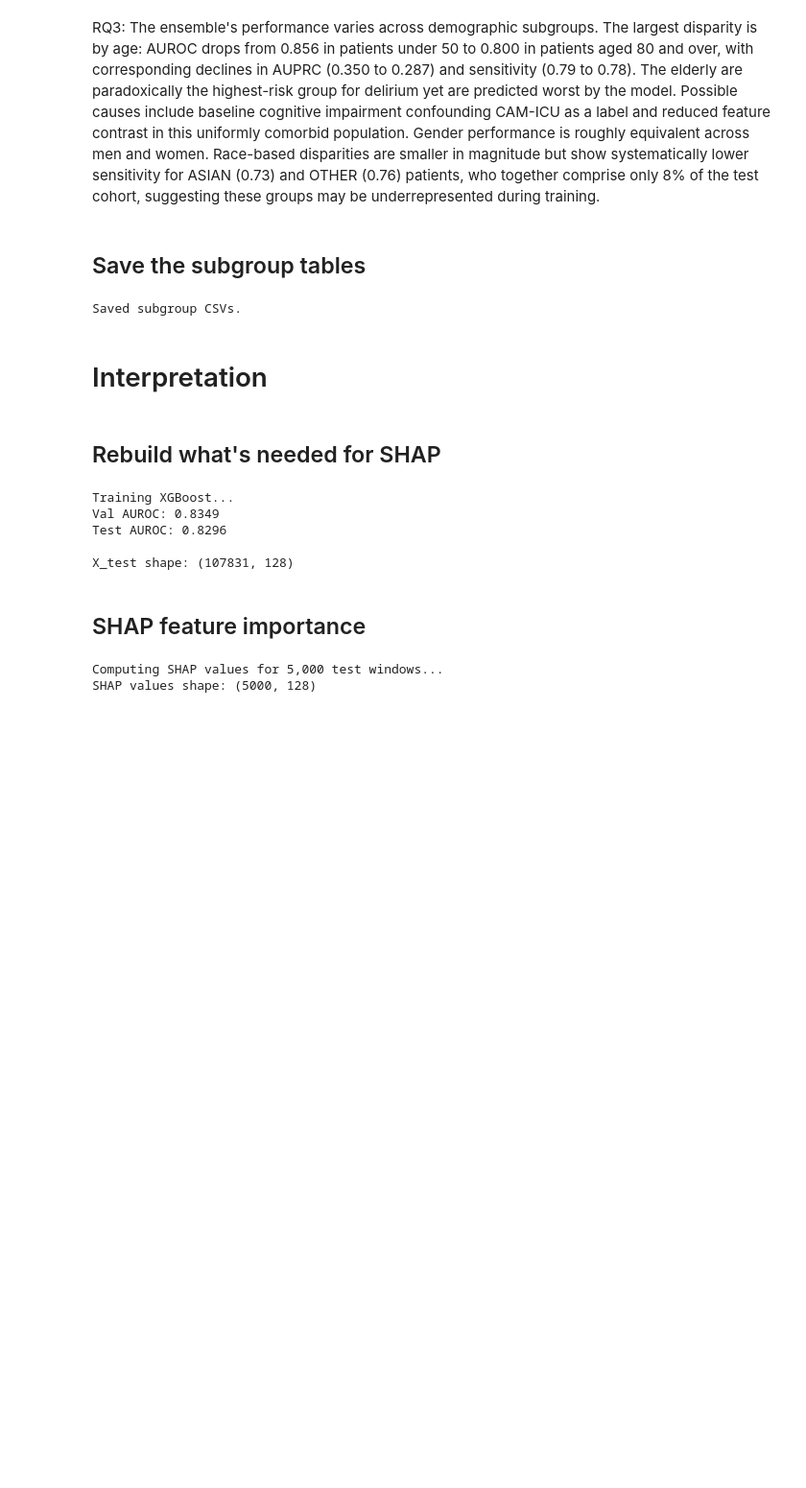
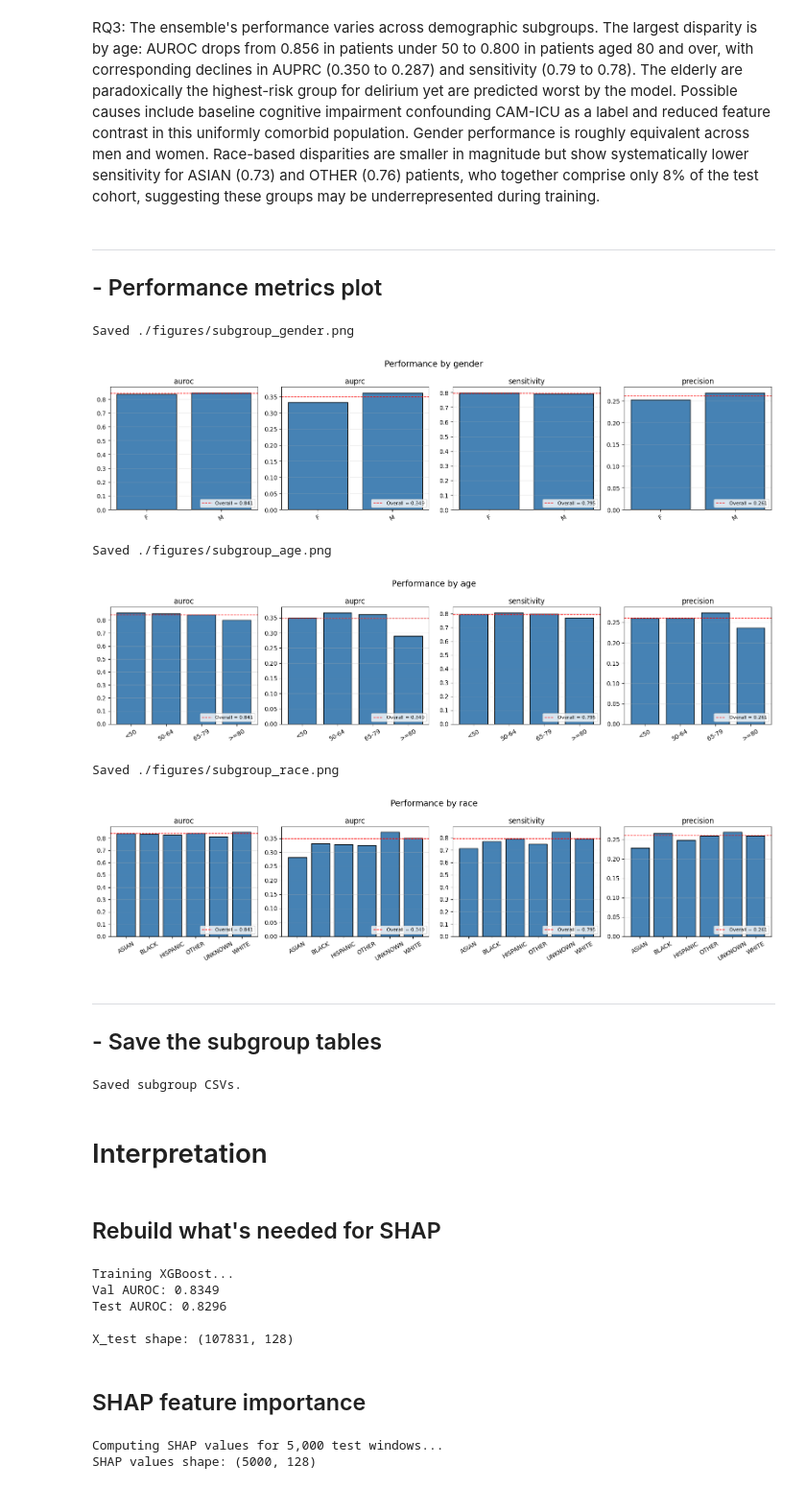
Before and after one commit to Hadyalt/AI_In_Healthcare_Capstone_Project, a Jupyter notebook: main.ipynb, the cells around one changed output. Shown at 96% size. Cells and saved outputs as stored; diff of their text form; code cells hidden in the pictures; blank space fills up the shorter version.

```diff
--- a/main.ipynb
+++ b/main.ipynb
@@ -3340,13 +3389,15 @@ Saved ./figures/lead_time_histogram.png
 # Pull demographics for test stays
 test_demo = con.execute(f"""
     SELECT
-        c.stay_id, c.gender, c.age, c.race
+        c.stay_id,
+        c.gender,
+        c.age,
+        c.race
     FROM cohort c
     WHERE c.stay_id IN ({test_stay_ids_str})
 """).df()
 
-
-# Add the same race simplification we used in cohort exploration
+# Add same race simplification we used in cohort exploration
 def simplify_race(r):
     if pd.isna(r):
         return "UNKNOWN"
@@ -3363,9 +3414,7 @@ def simplify_race(r):
         return "UNKNOWN"
     return "OTHER"
 
-
 test_demo["race_simple"] = test_demo["race"].apply(simplify_race)
-
 
 # Bin age
 def age_bin(age):
@@ -3377,13 +3426,10 @@ def age_bin(age):
         return "65-79"
     return ">=80"
 
-
 test_demo["age_bin"] = test_demo["age"].apply(age_bin)
 
 # Merge demographics into test predictions (one row per window gets the stay's demographics)
-test_preds_demo = test_preds.merge(
-    test_demo[["stay_id", "gender", "race_simple", "age_bin"]], on="stay_id", how="left"
-)
+test_preds_demo = test_preds.merge(test_demo[["stay_id", "gender", "race_simple", "age_bin"]], on="stay_id", how="left")
 
 print(f"Test predictions with demographics: {test_preds_demo.shape}")
 print("\nGender distribution (windows):")
@@ -3505,7 +3552,67 @@ group
 # %% [markdown]
 RQ3: The ensemble's performance varies across demographic subgroups. The largest disparity is by age: AUROC drops from 0.856 in patients under 50 to 0.800 in patients aged 80 and over, with corresponding declines in AUPRC (0.350 to 0.287) and sensitivity (0.79 to 0.78). The elderly are paradoxically the highest-risk group for delirium yet are predicted worst by the model. Possible causes include baseline cognitive impairment confounding CAM-ICU as a label and reduced feature contrast in this uniformly comorbid population. Gender performance is roughly equivalent across men and women. Race-based disparities are smaller in magnitude but show systematically lower sensitivity for ASIAN (0.73) and OTHER (0.76) patients, who together comprise only 8% of the test cohort, suggesting these groups may be underrepresented during training.
+# %% [markdown]
+---
+## - Performance metrics plot
+# %%
+import matplotlib.pyplot as plt
+
+by_gender = subgroup_metrics(test_preds_demo, "gender")
+by_age = subgroup_metrics(test_preds_demo, "age_bin").reindex(
+    ["<50", "50-64", "65-79", ">=80"]
+)
+by_race = subgroup_metrics(test_preds_demo, "race_simple")
+
+overall_auroc = roc_auc_score(y_true_all, y_pred_all)
+overall_auprc = average_precision_score(y_true_all, y_pred_all)
+overall_sens = ((y_pred_all >= threshold) & (y_true_all == 1)).sum() / y_true_all.sum()
+overall_prec = ((y_pred_all >= threshold) & (y_true_all == 1)).sum() / (
+    y_pred_all >= threshold
+).sum()
+
+metrics = ["auroc", "auprc", "sensitivity", "precision"]
+overall = {
+    "auroc": overall_auroc,
+    "auprc": overall_auprc,
+    "sensitivity": overall_sens,
+    "precision": overall_prec,
+}
+
+
+def plot_subgroup(df, group_name, save_name):
+    fig, axes = plt.subplots(1, 4, figsize=(16, 4), sharey=False)
+    for ax, metric in zip(axes, metrics):
+        ax.bar(df.index.astype(str), df[metric], color="steelblue", edgecolor="black")
+        ax.axhline(
+            overall[metric],
+            color="red",
+            linestyle="--",
+            linewidth=1,
+            label=f"Overall = {overall[metric]:.3f}",
+        )
+        ax.set_title(metric)
+        ax.tick_params(axis="x", rotation=30)
+        ax.grid(axis="y", alpha=0.3)
+        ax.legend(fontsize=8, loc="lower right")
+    fig.suptitle(f"Performance by {group_name}", fontsize=14)
+    plt.tight_layout()
+    save_fig(save_name)
+    plt.show()
+
+
+plot_subgroup(by_gender, "gender", "subgroup_gender")
+plot_subgroup(by_age, "age", "subgroup_age")
+plot_subgroup(by_race, "race", "subgroup_race")
+# %% [output]
+Saved ./figures/subgroup_gender.png
+[figure, added]
+Saved ./figures/subgroup_age.png
+[figure, added]
+Saved ./figures/subgroup_race.png
+[figure, added]
 # %% [markdown]
-## Save the subgroup tables
+---
+## - Save the subgroup tables
 # %%
 import os
 
```
Also changed, not shown: parts of 15 cells of this notebook, 10 other files.
